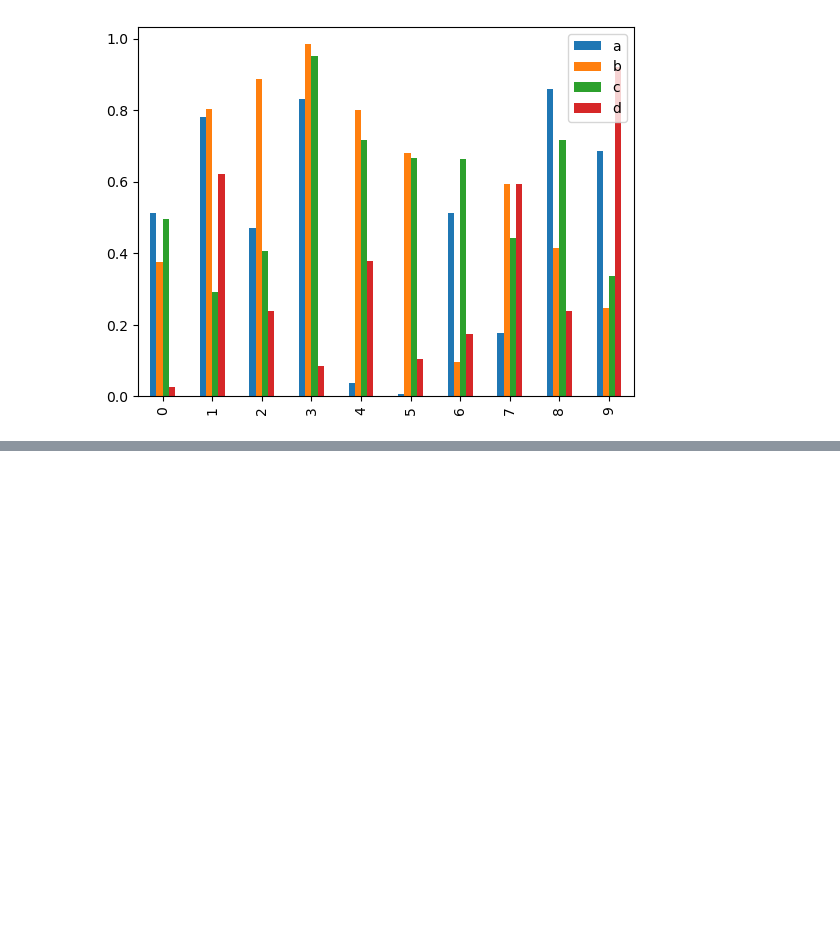
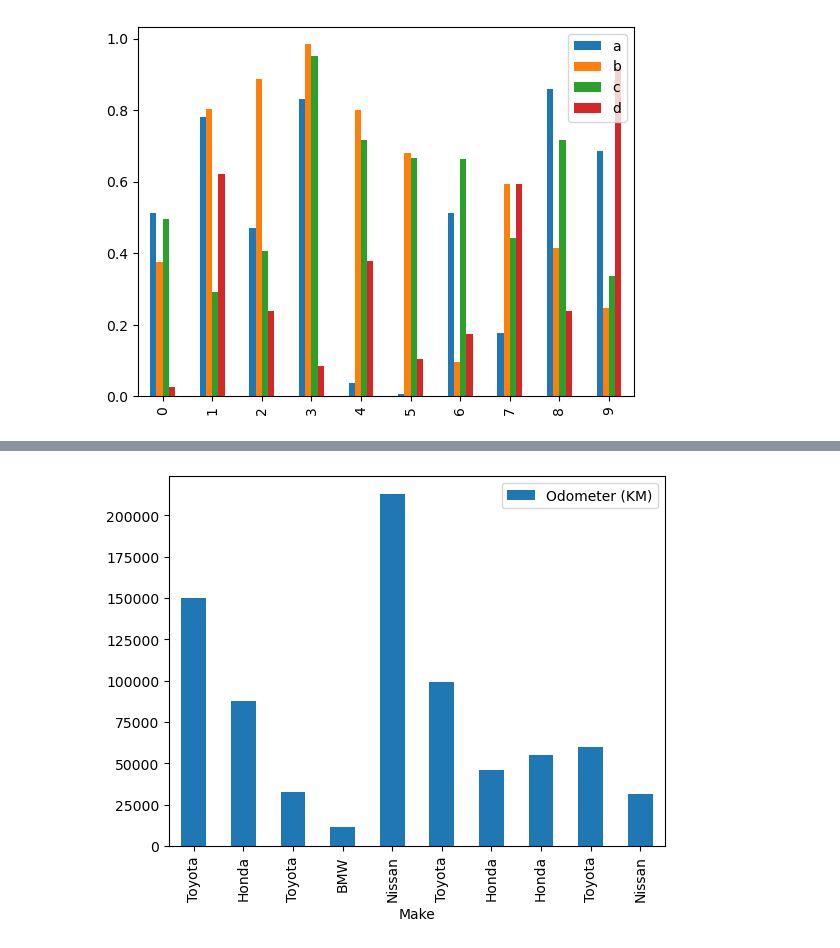
Before and after one commit to snmsndhu/Machine_Learning, a Jupyter notebook: 03_matplotlib/introduction_to_matplotlib.ipynb, the cells around one changed output, grey strips where cells are left out. Drawn from its saved outputs; the diff is of its cells as text; code cells hidden in the pictures; blank space fills up the shorter version.

```diff
--- a/03_matplotlib/introduction_to_matplotlib.ipynb
+++ b/03_matplotlib/introduction_to_matplotlib.ipynb
@@ -275,0 +290,4 @@ df.plot.bar();
+# %%
+car_sales.plot(x = "Make", y= "Odometer (KM)", kind=("bar"));
+# %% [output]
+[figure, added]
```
Also changed, not shown: parts of 2 cells of this notebook.
